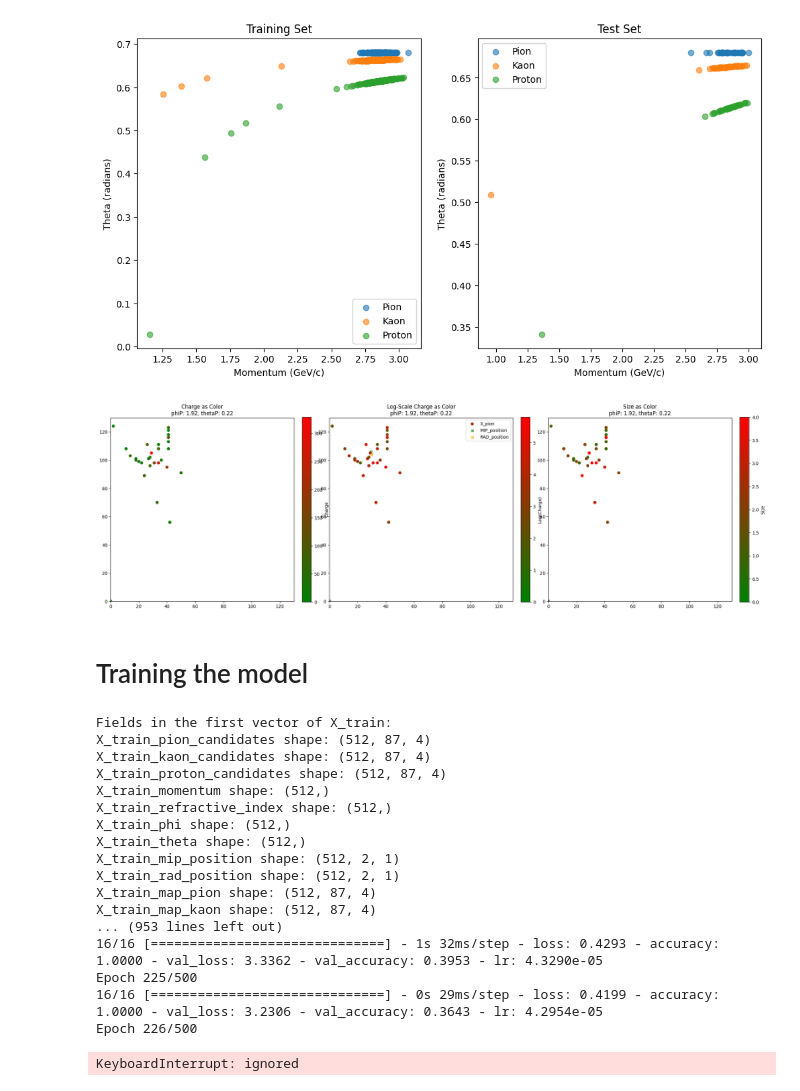
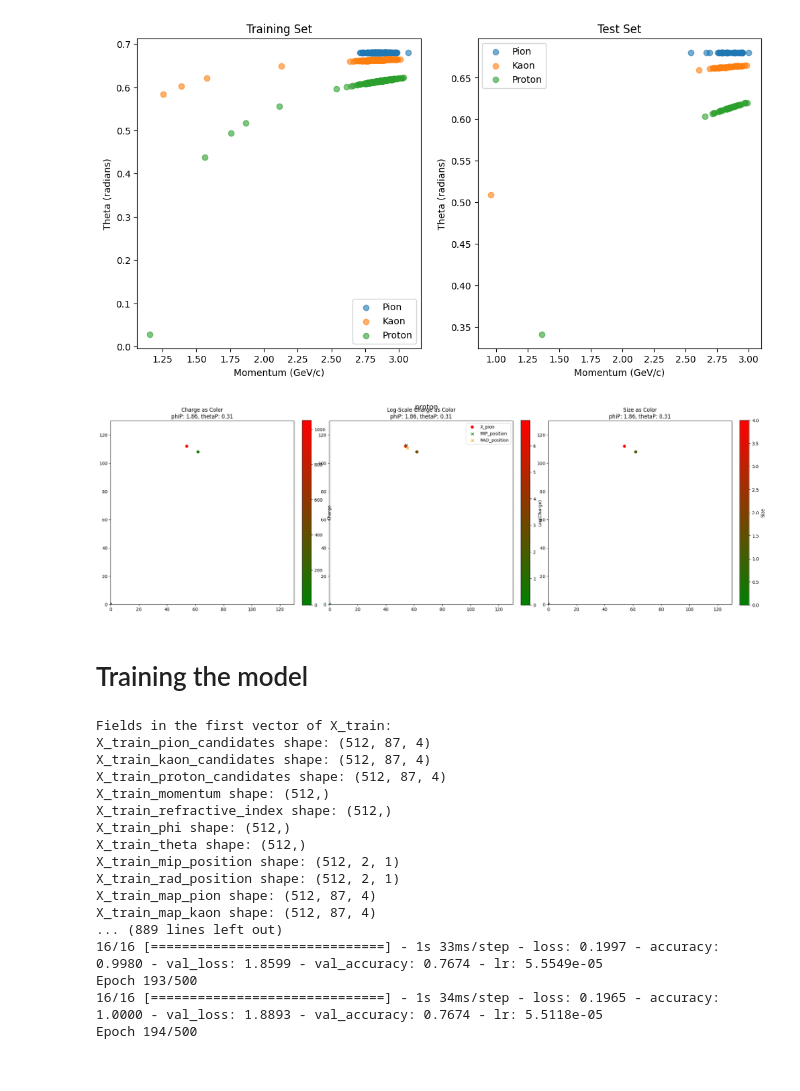
Before and after one commit to eflatlan/CNN_PID, a Jupyter notebook: newArc_segment.ipynb, the cells around one changed output. Saved outputs shown, nothing was run; the diff lists cells and outputs as text; code cells hidden in the pictures.

Commit message:
kun 1 foton hver gang for segm for proton

```diff
--- a/newArc_segment.ipynb
+++ b/newArc_segment.ipynb
@@ -186,9 +186,9 @@ def classify_candidates_with_pad_sequences(x_values_data, y_values_data, q_value
     non_candidates[~(pion_mask | kaon_mask | proton_mask)] = padded_data[~(pion_mask | kaon_mask | proton_mask)]
 
     # Return the candidates and the original status data
-    #return pion_candidates, kaon_candidates, proton_candidates, non_candidates, candStatus_padded
+    return pion_candidates, kaon_candidates, proton_candidates, non_candidates, candStatus_padded
 
-    return padded_data, padded_data, padded_data, padded_data, padded_data
+    #return padded_data, padded_data, padded_data, padded_data, padded_data
 # %%
 def classify_candidates(x_values_data, y_values_data, chi2_values_data,  q_values_data, xe_values_data,  ye_values_data, candStatus_values_data):
 
@@ -233,10 +233,22 @@ import matplotlib.colors as mcolors
 
 cmap = mcolors.LinearSegmentedColormap.from_list("", ["green", "red"])
 
-def plot_first_instance(i, X_pion, X_kaon, X_proton, MIP_position, RAD_position, phiP, thetaP):
+def plot_first_instance(i, X_pion, X_kaon, X_proton, MIP_position, RAD_position, phiP, thetaP, y):
     # Extract values for the first instance
+
+    pdg = y[i] # one hot encoded -- 1 0
+    if y[i,0] == 1:
+      type = "pion"
+    elif y[i,1] == 1:
+      type = "kaon"
+    else :
+      type = "proton"
+
+
     phiP_val = phiP[i]
     thetaP_val = thetaP[i]
+
+
 
     XYp = X_pion[i]
     Xp = XYp[:, 0]  # X-coordinate
@@ -245,7 +257,7 @@ def plot_first_instance(i, X_pion, X_kaon, X_proton, MIP_position, RAD_position,
     Size = XYp[:, 2]  # Size
 
     fig, ax = plt.subplots(1, 3, figsize=(21, 7))
-
+    fig.suptitle(type, fontsize=16)
     plt.tight_layout()  # Automatic layout adjustment
 
     # Plot using charge without log scale
@@ -2754,9 +2766,9 @@ Test : pion_count 34  kaon_count 56 proton_count 39
 [figure]
 [figure]
 # %%
-plot_first_instance(4, X_train_pion_candidates, X_train_kaon_candidates, X_train_proton_candidates, X_train_mip_position, X_train_rad_position, X_train_phi, X_train_theta)
+plot_first_instance(22, X_train_pion_candidates, X_train_kaon_candidates, X_train_proton_candidates, X_train_mip_position, X_train_rad_position, X_train_phi, X_train_theta, y_train)
 # %% [output]
-[figure, old version]
+[figure, new version]
 # %% [markdown]
 # Training the model
 # %%
@@ -2777,12 +2789,11 @@ X_train_mip_position shape: (512, 2, 1)
 X_train_rad_position shape: (512, 2, 1)
 X_train_map_pion shape: (512, 87, 4)
 X_train_map_kaon shape: (512, 87, 4)
-... (953 lines left out)
-16/16 [==============================] - 1s 32ms/step - loss: 0.4293 - accuracy: 1.0000 - val_loss: 3.3362 - val_accuracy: 0.3953 - lr: 4.3290e-05
-Epoch 225/500
-16/16 [==============================] - 0s 29ms/step - loss: 0.4199 - accuracy: 1.0000 - val_loss: 3.2306 - val_accuracy: 0.3643 - lr: 4.2954e-05
-Epoch 226/500
+... (889 lines left out)
+16/16 [==============================] - 1s 33ms/step - loss: 0.1997 - accuracy: 0.9980 - val_loss: 1.8599 - val_accuracy: 0.7674 - lr: 5.5549e-05
+Epoch 193/500
+16/16 [==============================] - 1s 34ms/step - loss: 0.1965 - accuracy: 1.0000 - val_loss: 1.8893 - val_accuracy: 0.7674 - lr: 5.5118e-05
+Epoch 194/500
-KeyboardInterrupt: ignored
 # %%
 classifier.train(X_train = X_train, X_test = X_test, y_train = y_train, y_test = y_test, mask = mask)
 # %%
```
Also changed, not shown: parts of 3 cells of this notebook.
